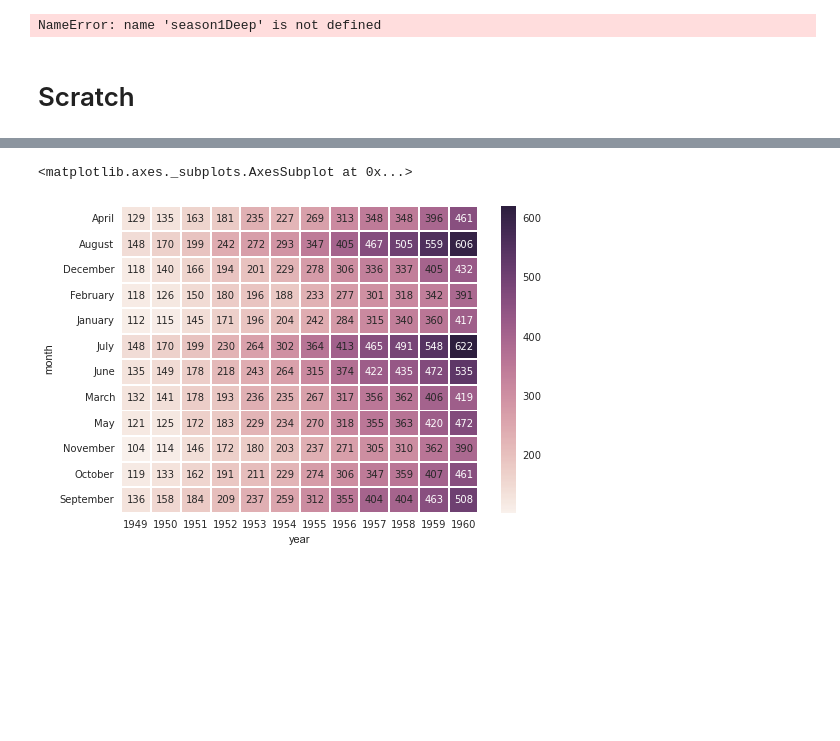
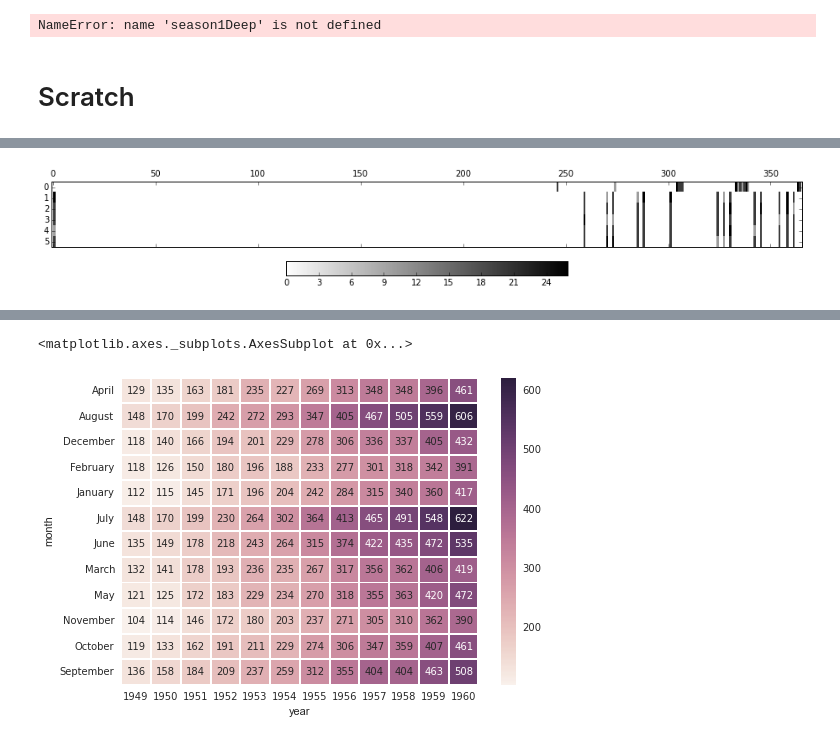
Before and after one commit to LSSTDESC/OpSimSummary, a Jupyter notebook: example/ExampleSimlib.ipynb, the cells around one changed output, grey strips where cells are left out. Cells and saved outputs as stored; diff of their text form; code cells hidden in the pictures; blank space fills up the shorter version.

```diff
--- a/example/ExampleSimlib.ipynb
+++ b/example/ExampleSimlib.ipynb
@@ -243,0 +241,4 @@ fig = EnigmaDeepSummary.cadence_plot(744, sql_query='night > 366 and night < 732
+# %%
+fig = EnigmaDeepSummary.cadence_plot(1427, sql_query='night <365', nightMin=0, nightMax=365)
+# %% [output]
+[figure, added]
```
Also changed, not shown: parts of 29 cells of this notebook, 1 other file.
